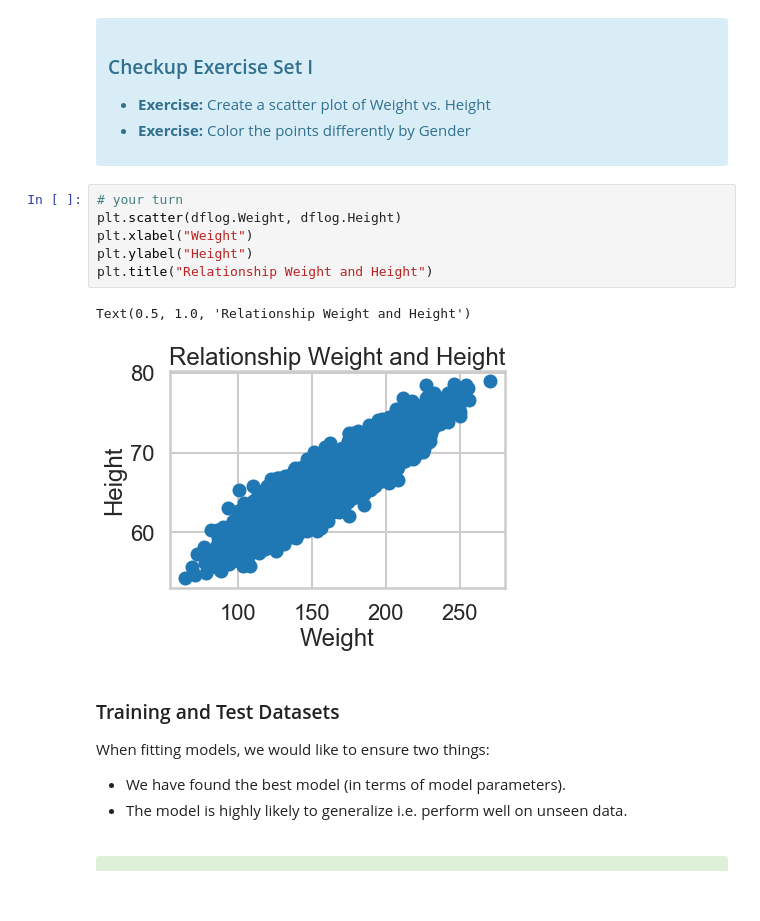
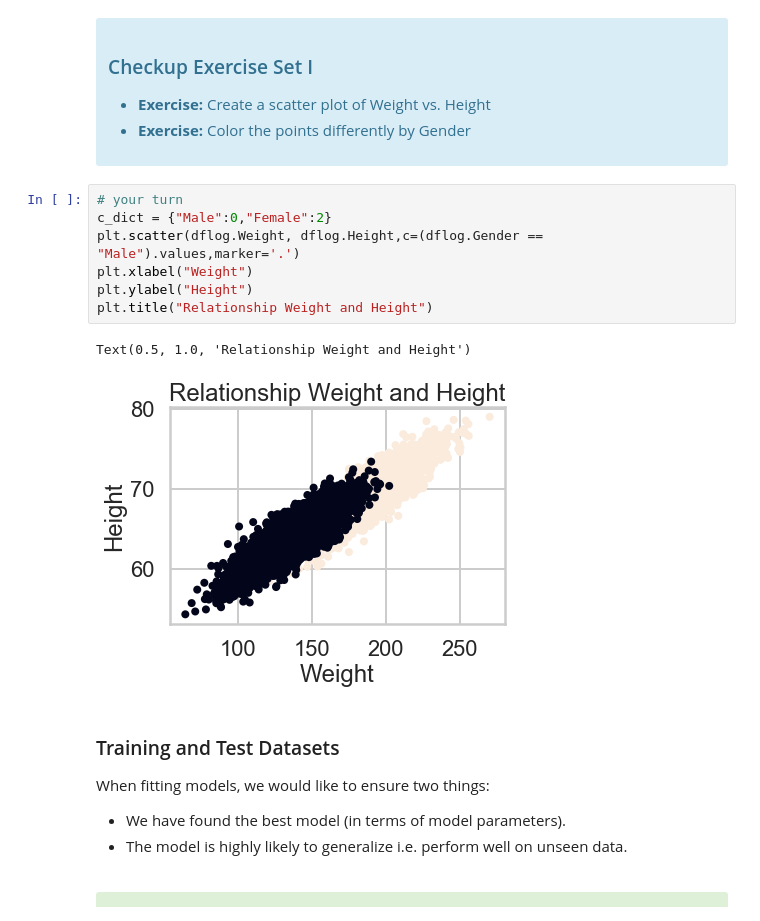
Before and after one commit to Anandpatil412/DSC, a Jupyter notebook: Logistic_regression/Mini_Project_Logistic_Regression.ipynb, the cells around one changed output. Drawn from its saved outputs; the diff is of its cells as text.

```diff
--- a/Logistic_regression/Mini_Project_Logistic_Regression.ipynb
+++ b/Logistic_regression/Mini_Project_Logistic_Regression.ipynb
@@ -122,13 +123,14 @@ with the "response" or "label" $y$ as a plain array of 0s and 1s for binary clas
 </div>
 # %%
 # your turn
-plt.scatter(dflog.Weight, dflog.Height)
+c_dict = {"Male":0,"Female":2}
+plt.scatter(dflog.Weight, dflog.Height,c=(dflog.Gender == "Male").values,marker='.')
 plt.xlabel("Weight")
 plt.ylabel("Height")
 plt.title("Relationship Weight and Height")
 # %% [output]
 Text(0.5, 1.0, 'Relationship Weight and Height')
-[figure, old version]
+[figure, new version]
 # %% [markdown]
 ### Training and Test Datasets
 
```
Also changed, not shown: parts of 8 cells of this notebook.
